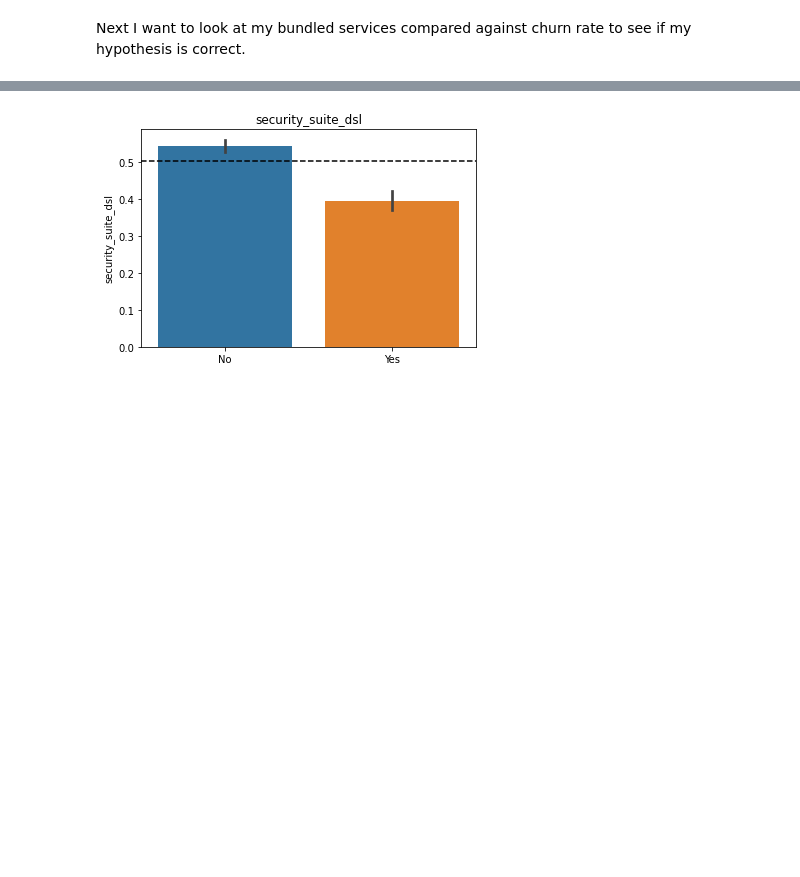
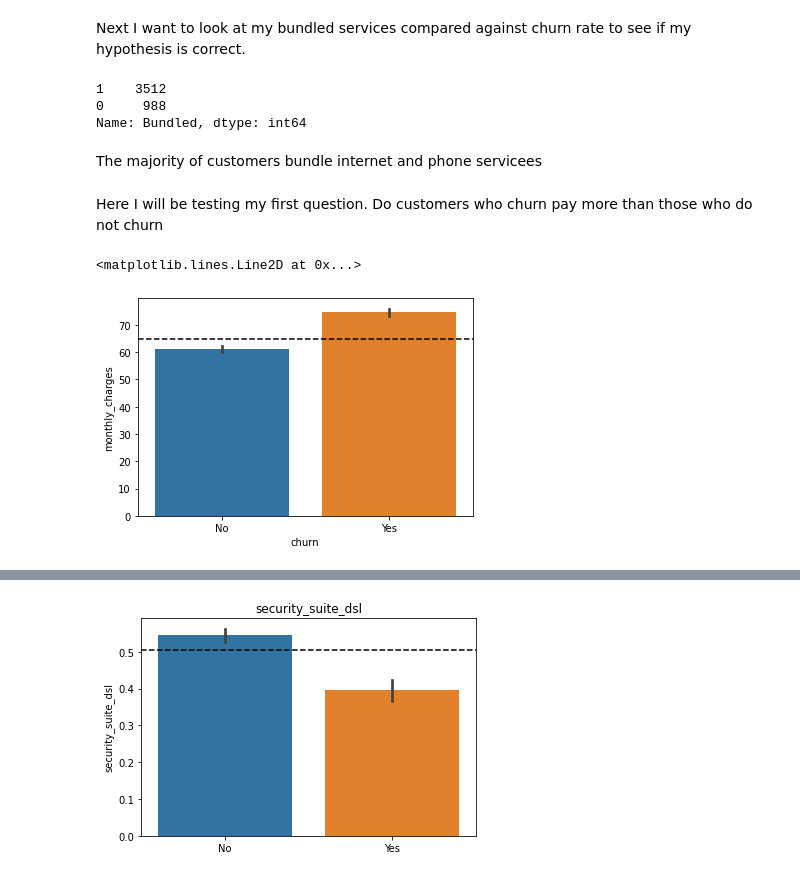
Before and after one commit to JaradAng/Classification-Project---Churn-Prediction, a Jupyter notebook: classification_project_telco_progress.ipynb, the cells around one changed output, grey strips where cells are left out. Cells and saved outputs as stored; diff of their text form; code cells hidden in the pictures; blank space fills up the shorter version.

```diff
--- a/classification_project_telco_progress.ipynb
+++ b/classification_project_telco_progress.ipynb
@@ -226,0 +263,16 @@ Next I want to look at my bundled services compared against churn rate to see if
+# %%
+telco_train.Bundled.value_counts()
+# %% [output]
+1    3512
+0     988
+Name: Bundled, dtype: int64
+# %% [markdown]
+The majority of customers bundle internet and phone servicees
+# %% [markdown]
+Here I will be testing my first question. Do customers who churn pay more than those who do not churn
+# %%
+sns.barplot('churn', 'monthly_charges', data=telco_train)
+plt.axhline(telco_train.monthly_charges.mean(), ls = '--', color = 'black')
+# %% [output]
+<matplotlib.lines.Line2D at 0x...>
+[figure, added]
```
Also changed, not shown: parts of 50 cells of this notebook.
